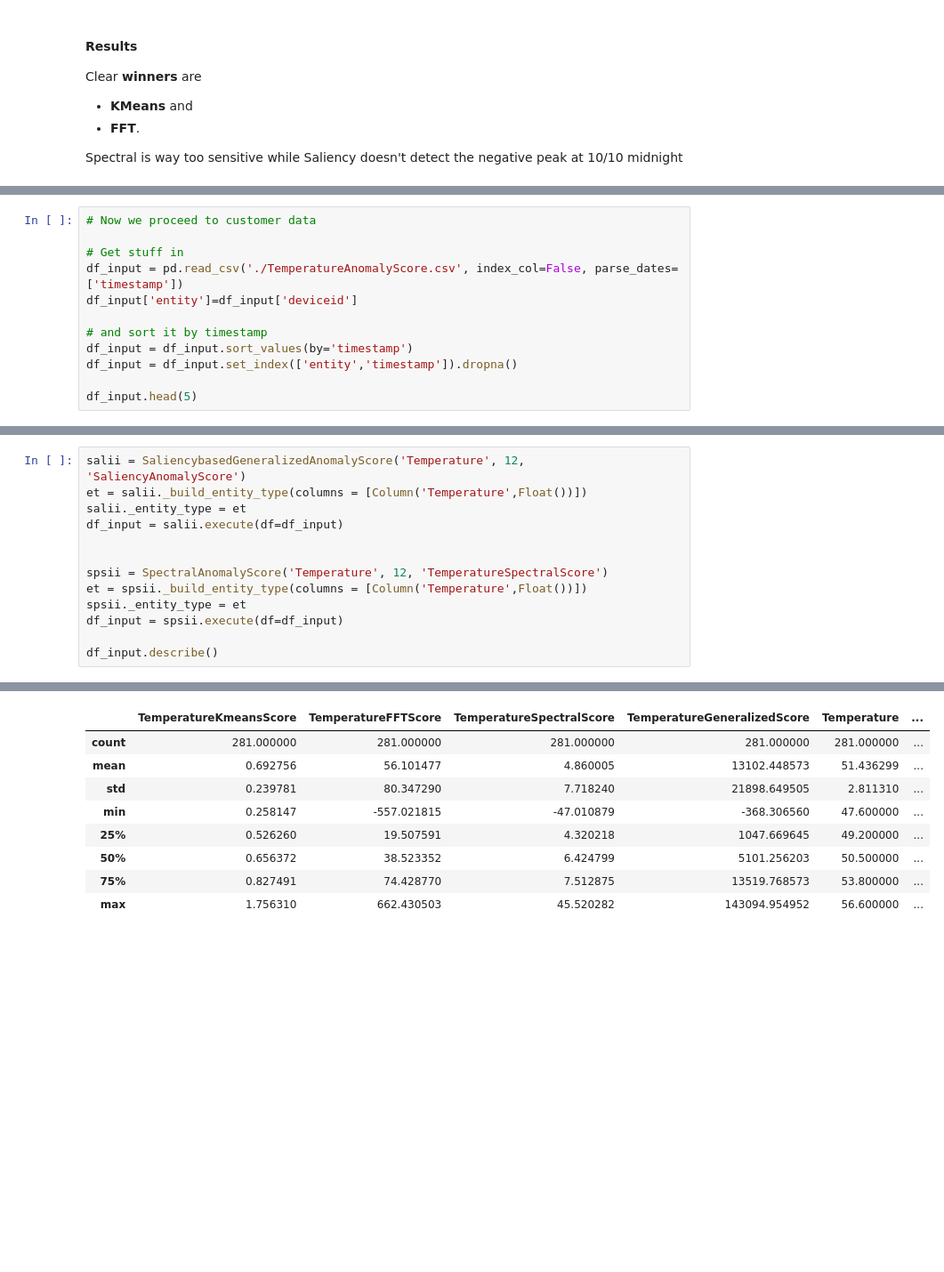
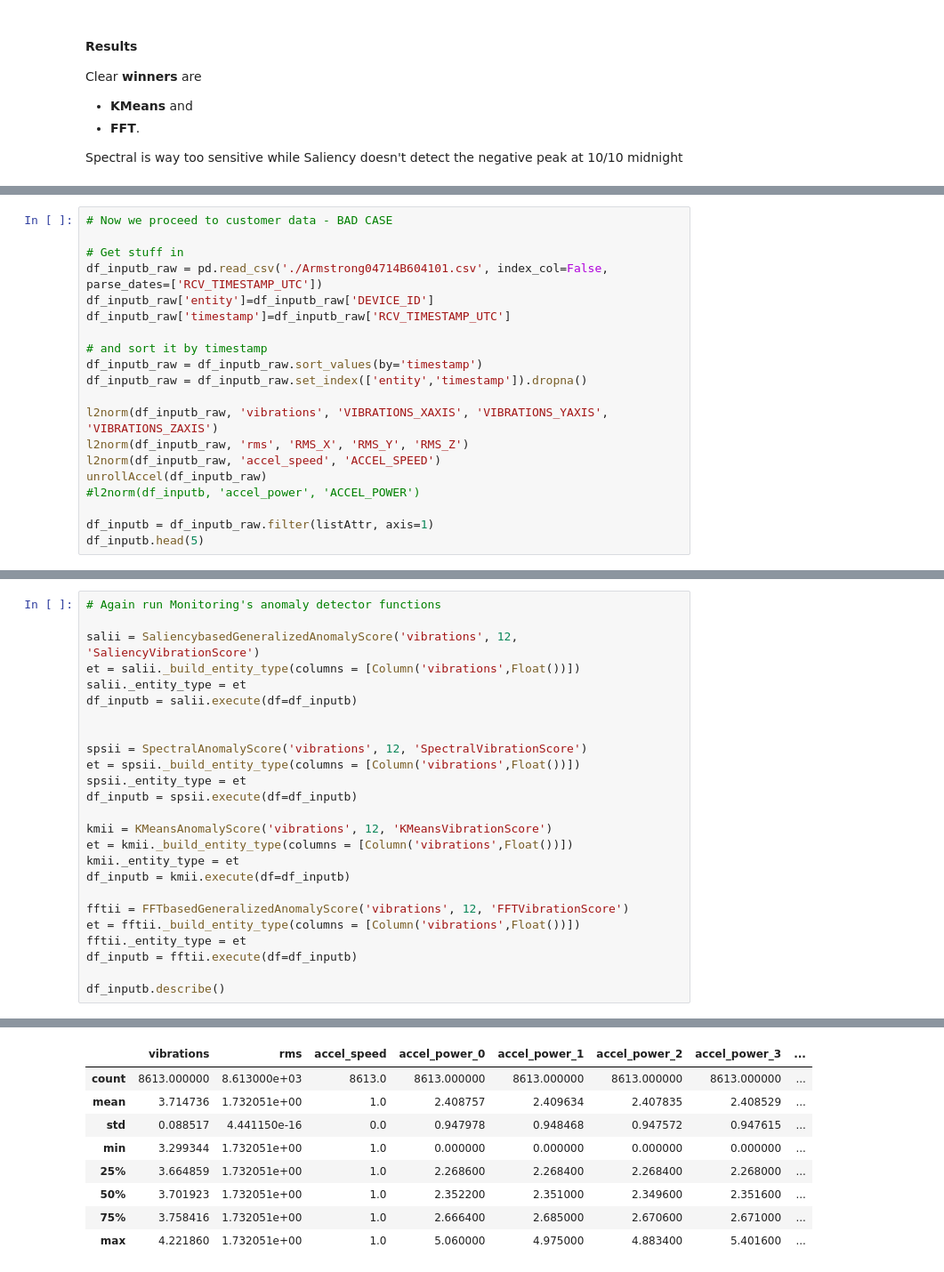
Before and after one commit to sedgewickmm18/mmfunctions, a Jupyter notebook: InvestigationBeta-3-20200203.ipynb, the cells around one changed output, grey strips where cells are left out. Shown at 89% size. Drawn from its saved outputs; the diff is of its cells as text; blank space fills up the shorter version.

```diff
--- a/InvestigationBeta-3-20200203.ipynb
+++ b/InvestigationBeta-3-20200203.ipynb
@@ -250,13 +480,21 @@ doesn't detect the negative peak at 10/10 midnight
 # %%
-# Now we proceed to customer data
+# Now we proceed to customer data - BAD CASE
 
 # Get stuff in
-df_input = pd.read_csv('./TemperatureAnomalyScore.csv', index_col=False, parse_dates=['timestamp'])
-df_input['entity']=df_input['deviceid']
+df_inputb_raw = pd.read_csv('./Armstrong04714B604101.csv', index_col=False, parse_dates=['RCV_TIMESTAMP_UTC'])
+df_inputb_raw['entity']=df_inputb_raw['DEVICE_ID']
+df_inputb_raw['timestamp']=df_inputb_raw['RCV_TIMESTAMP_UTC']
 
 # and sort it by timestamp
-df_input = df_input.sort_values(by='timestamp')
-df_input = df_input.set_index(['entity','timestamp']).dropna()
+df_inputb_raw = df_inputb_raw.sort_values(by='timestamp')
+df_inputb_raw = df_inputb_raw.set_index(['entity','timestamp']).dropna()
 
-df_input.head(5)
+l2norm(df_inputb_raw, 'vibrations', 'VIBRATIONS_XAXIS', 'VIBRATIONS_YAXIS', 'VIBRATIONS_ZAXIS')
+l2norm(df_inputb_raw, 'rms', 'RMS_X', 'RMS_Y', 'RMS_Z')
+l2norm(df_inputb_raw, 'accel_speed', 'ACCEL_SPEED')
+unrollAccel(df_inputb_raw)
+#l2norm(df_inputb, 'accel_power', 'ACCEL_POWER')
+
+df_inputb = df_inputb_raw.filter(listAttr, axis=1)
+df_inputb.head(5)
 # %% [output]
@@ -270,14 +508,26 @@ df_input.head(5)
 # %%
-salii = SaliencybasedGeneralizedAnomalyScore('Temperature', 12, 'SaliencyAnomalyScore')
-et = salii._build_entity_type(columns = [Column('Temperature',Float())])
+# Again run Monitoring's anomaly detector functions
+
+salii = SaliencybasedGeneralizedAnomalyScore('vibrations', 12, 'SaliencyVibrationScore')
+et = salii._build_entity_type(columns = [Column('vibrations',Float())])
 salii._entity_type = et
-df_input = salii.execute(df=df_input)
+df_inputb = salii.execute(df=df_inputb)
 
 
-spsii = SpectralAnomalyScore('Temperature', 12, 'TemperatureSpectralScore')
-et = spsii._build_entity_type(columns = [Column('Temperature',Float())])
+spsii = SpectralAnomalyScore('vibrations', 12, 'SpectralVibrationScore')
+et = spsii._build_entity_type(columns = [Column('vibrations',Float())])
 spsii._entity_type = et
-df_input = spsii.execute(df=df_input)
+df_inputb = spsii.execute(df=df_inputb)
 
-df_input.describe()
+kmii = KMeansAnomalyScore('vibrations', 12, 'KMeansVibrationScore')
+et = kmii._build_entity_type(columns = [Column('vibrations',Float())])
+kmii._entity_type = et
+df_inputb = kmii.execute(df=df_inputb)
+
+fftii = FFTbasedGeneralizedAnomalyScore('vibrations', 12, 'FFTVibrationScore')
+et = fftii._build_entity_type(columns = [Column('vibrations',Float())])
+fftii._entity_type = et
+df_inputb = fftii.execute(df=df_inputb)
+
+df_inputb.describe()
 # %% [output]
@@ -288,9 +542,9 @@ df_input.describe()
-|  | TemperatureKmeansScore | TemperatureFFTScore | TemperatureSpectralScore | TemperatureGeneralizedScore | Temperature | ... |
-| count | 281.000000 | 281.000000 | 281.000000 | 281.000000 | 281.000000 | ... |
-| mean | 0.692756 | 56.101477 | 4.860005 | 13102.448573 | 51.436299 | ... |
-| std | 0.239781 | 80.347290 | 7.718240 | 21898.649505 | 2.811310 | ... |
-| min | 0.258147 | -557.021815 | -47.010879 | -368.306560 | 47.600000 | ... |
-| 25% | 0.526260 | 19.507591 | 4.320218 | 1047.669645 | 49.200000 | ... |
-| 50% | 0.656372 | 38.523352 | 6.424799 | 5101.256203 | 50.500000 | ... |
-| 75% | 0.827491 | 74.428770 | 7.512875 | 13519.768573 | 53.800000 | ... |
-| max | 1.756310 | 662.430503 | 45.520282 | 143094.954952 | 56.600000 | ... |
+|  | vibrations | rms | accel_speed | accel_power_0 | accel_power_1 | accel_power_2 | accel_power_3 | ... |
+| count | 8613.000000 | 8.613000e+03 | 8613.0 | 8613.000000 | 8613.000000 | 8613.000000 | 8613.000000 | ... |
+| mean | 3.714736 | 1.732051e+00 | 1.0 | 2.408757 | 2.409634 | 2.407835 | 2.408529 | ... |
+| std | 0.088517 | 4.441150e-16 | 0.0 | 0.947978 | 0.948468 | 0.947572 | 0.947615 | ... |
+| min | 3.299344 | 1.732051e+00 | 1.0 | 0.000000 | 0.000000 | 0.000000 | 0.000000 | ... |
+| 25% | 3.664859 | 1.732051e+00 | 1.0 | 2.268600 | 2.268400 | 2.268400 | 2.268000 | ... |
+| 50% | 3.701923 | 1.732051e+00 | 1.0 | 2.352200 | 2.351000 | 2.349600 | 2.351600 | ... |
+| 75% | 3.758416 | 1.732051e+00 | 1.0 | 2.666400 | 2.685000 | 2.670600 | 2.671000 | ... |
+| max | 4.221860 | 1.732051e+00 | 1.0 | 5.060000 | 4.975000 | 4.883400 | 5.401600 | ... |
```
Also changed, not shown: parts of 42 cells of this notebook, 2 other files.
